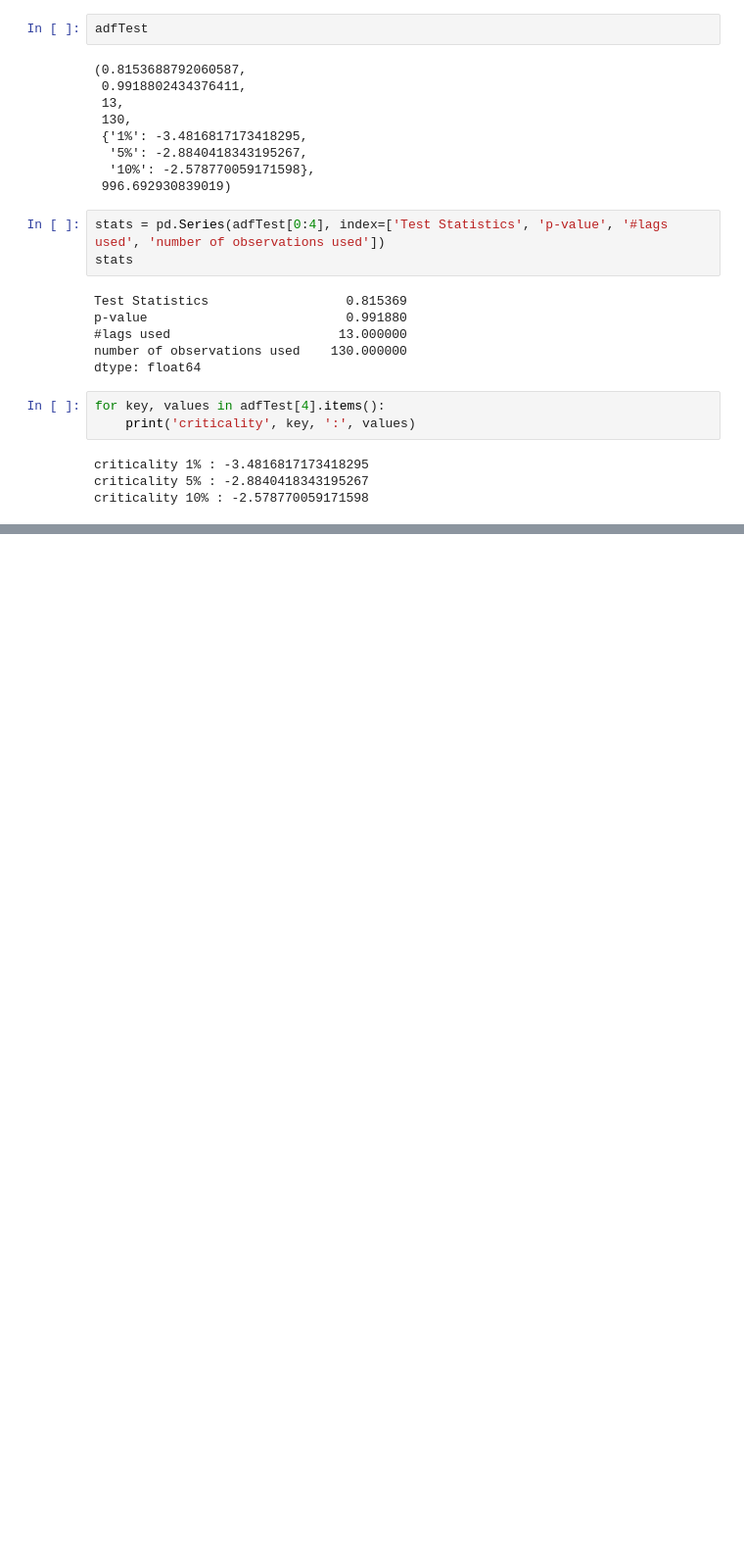
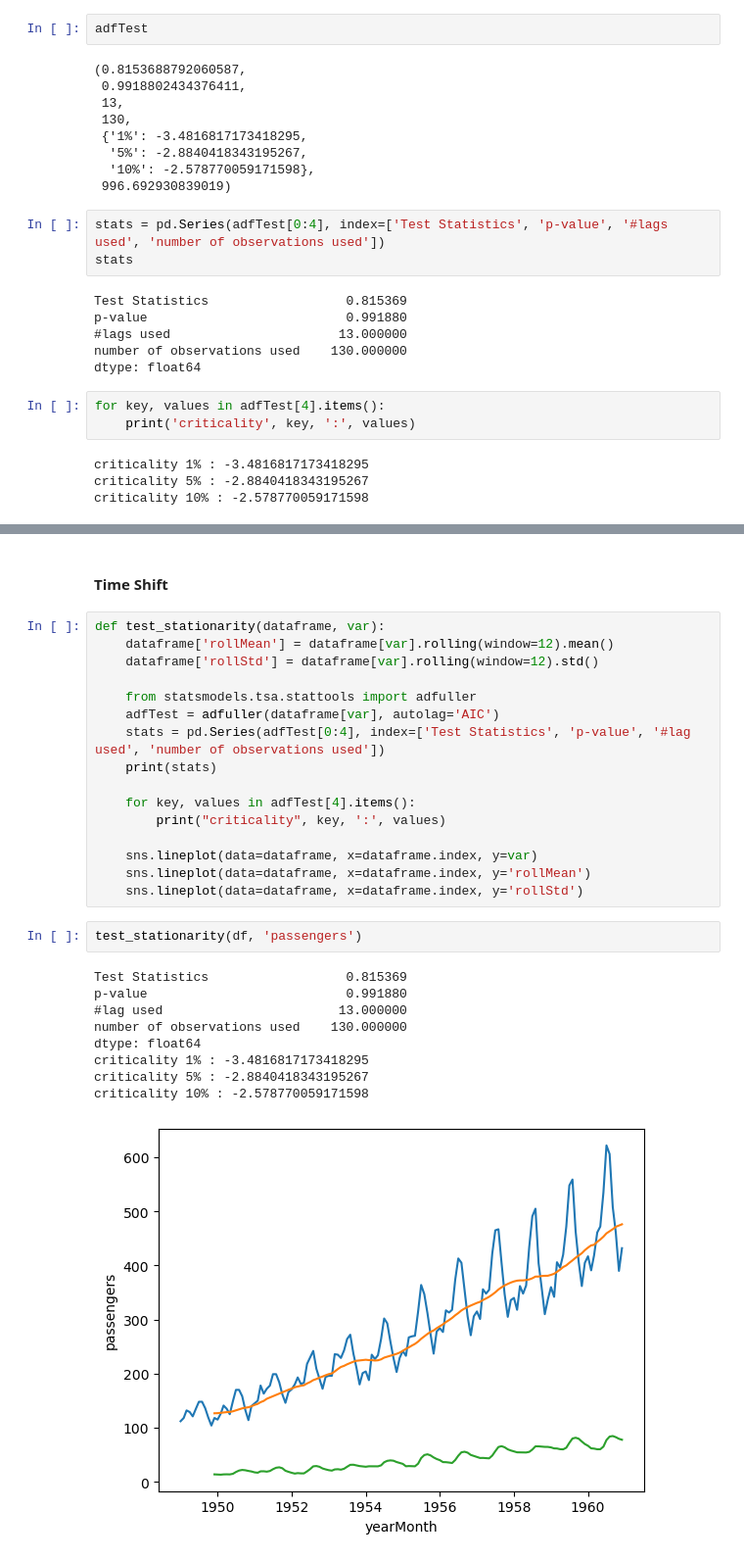
Before and after one commit to diligejy/timeseries, a Jupyter notebook: Learnerea/lec1.ipynb, the cells around one changed output, grey strips where cells are left out. Shown at 98% size. Cells and saved outputs as stored; diff of their text form; blank space fills up the shorter version.

```diff
--- a/Learnerea/lec1.ipynb
+++ b/Learnerea/lec1.ipynb
@@ -136,0 +143,30 @@ criticality 10% : -2.578770059171598
+# %% [markdown]
+#### Time Shift
+# %%
+def test_stationarity(dataframe, var):
+    dataframe['rollMean'] = dataframe[var].rolling(window=12).mean()
+    dataframe['rollStd'] = dataframe[var].rolling(window=12).std()
+
+    from statsmodels.tsa.stattools import adfuller
+    adfTest = adfuller(dataframe[var], autolag='AIC')
+    stats = pd.Series(adfTest[0:4], index=['Test Statistics', 'p-value', '#lag used', 'number of observations used'])
+    print(stats)
+
+    for key, values in adfTest[4].items():
+        print("criticality", key, ':', values)
+
+    sns.lineplot(data=dataframe, x=dataframe.index, y=var)
+    sns.lineplot(data=dataframe, x=dataframe.index, y='rollMean')
+    sns.lineplot(data=dataframe, x=dataframe.index, y='rollStd')
+# %%
+test_stationarity(df, 'passengers')
+# %% [output]
+Test Statistics                  0.815369
+p-value                          0.991880
+#lag used                       13.000000
+number of observations used    130.000000
+dtype: float64
+criticality 1% : -3.4816817173418295
+criticality 5% : -2.8840418343195267
+criticality 10% : -2.578770059171598
+[figure, added]
```
Also changed, not shown: parts of 12 cells of this notebook.
